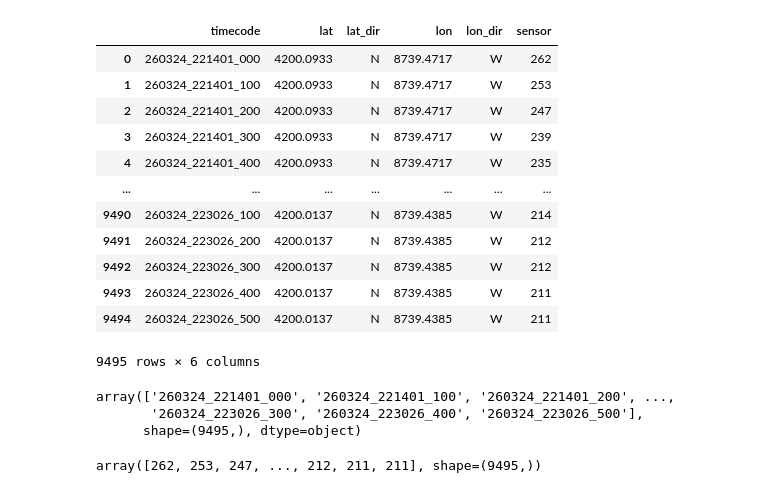
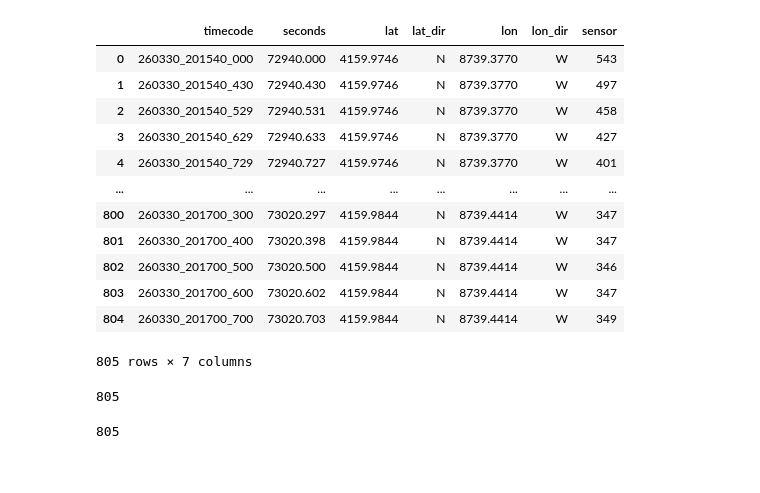
Before and after one commit to Bkorotko03/ALTrainSeismo, a Jupyter notebook: testsAndSuch/csvSignalTest.ipynb, the cells around one changed output. Drawn from its saved outputs; the diff is of its cells as text; code cells hidden in the pictures.

```diff
--- a/testsAndSuch/csvSignalTest.ipynb
+++ b/testsAndSuch/csvSignalTest.ipynb
@@ -7,32 +7,39 @@ import time
 # %%
 # we want to see if we can get data in from a csv
 # %%
-testDF = pd.read_csv('./26032401.CSV')
+#import glob
+#files = glob.glob('../SDCardOut/dos/********.CSV', recursive=True)
+testDF = pd.read_csv('../SDCardOut/dos/26033020.CSV')
+"""
+import os
+import glob
+
+"""
 testDF
 # %% [output]
-|  | timecode | lat | lat_dir | lon | lon_dir | sensor |
-| 0 | 260324_221401_000 | 4200.0933 | N | 8739.4717 | W | 262 |
-| 1 | 260324_221401_100 | 4200.0933 | N | 8739.4717 | W | 253 |
-| 2 | 260324_221401_200 | 4200.0933 | N | 8739.4717 | W | 247 |
-| 3 | 260324_221401_300 | 4200.0933 | N | 8739.4717 | W | 239 |
-| 4 | 260324_221401_400 | 4200.0933 | N | 8739.4717 | W | 235 |
-| ... | ... | ... | ... | ... | ... | ... |
-| 9490 | 260324_223026_100 | 4200.0137 | N | 8739.4385 | W | 214 |
-| 9491 | 260324_223026_200 | 4200.0137 | N | 8739.4385 | W | 212 |
-| 9492 | 260324_223026_300 | 4200.0137 | N | 8739.4385 | W | 212 |
-| 9493 | 260324_223026_400 | 4200.0137 | N | 8739.4385 | W | 211 |
-| 9494 | 260324_223026_500 | 4200.0137 | N | 8739.4385 | W | 211 |
+|  | timecode | seconds | lat | lat_dir | lon | lon_dir | sensor |
+| 0 | 260330_201540_000 | 72940.000 | 4159.9746 | N | 8739.3770 | W | 543 |
+| 1 | 260330_201540_430 | 72940.430 | 4159.9746 | N | 8739.3770 | W | 497 |
+| 2 | 260330_201540_529 | 72940.531 | 4159.9746 | N | 8739.3770 | W | 458 |
+| 3 | 260330_201540_629 | 72940.633 | 4159.9746 | N | 8739.3770 | W | 427 |
+| 4 | 260330_201540_729 | 72940.727 | 4159.9746 | N | 8739.3770 | W | 401 |
+| ... | ... | ... | ... | ... | ... | ... | ... |
+| 800 | 260330_201700_300 | 73020.297 | 4159.9844 | N | 8739.4414 | W | 347 |
+| 801 | 260330_201700_400 | 73020.398 | 4159.9844 | N | 8739.4414 | W | 347 |
+| 802 | 260330_201700_500 | 73020.500 | 4159.9844 | N | 8739.4414 | W | 346 |
+| 803 | 260330_201700_600 | 73020.602 | 4159.9844 | N | 8739.4414 | W | 347 |
+| 804 | 260330_201700_700 | 73020.703 | 4159.9844 | N | 8739.4414 | W | 349 |
-9495 rows × 6 columns
+805 rows × 7 columns
 # %%
 timecodeArr = np.array(testDF['timecode'])
 timecodeArr
+len(timecodeArr)
 # %% [output]
-array(['260324_221401_000', '260324_221401_100', '260324_221401_200', ...,
-       '260324_223026_300', '260324_223026_400', '260324_223026_500'],
-      shape=(9495,), dtype=object)
+805
 # %%
 sensorArr = np.array(testDF['sensor'])
 sensorArr
+len(sensorArr)
 # %% [output]
-array([262, 253, 247, ..., 212, 211, 211], shape=(9495,))
+805
 # %%
```
Also changed, not shown: parts of 8 cells of this notebook.
